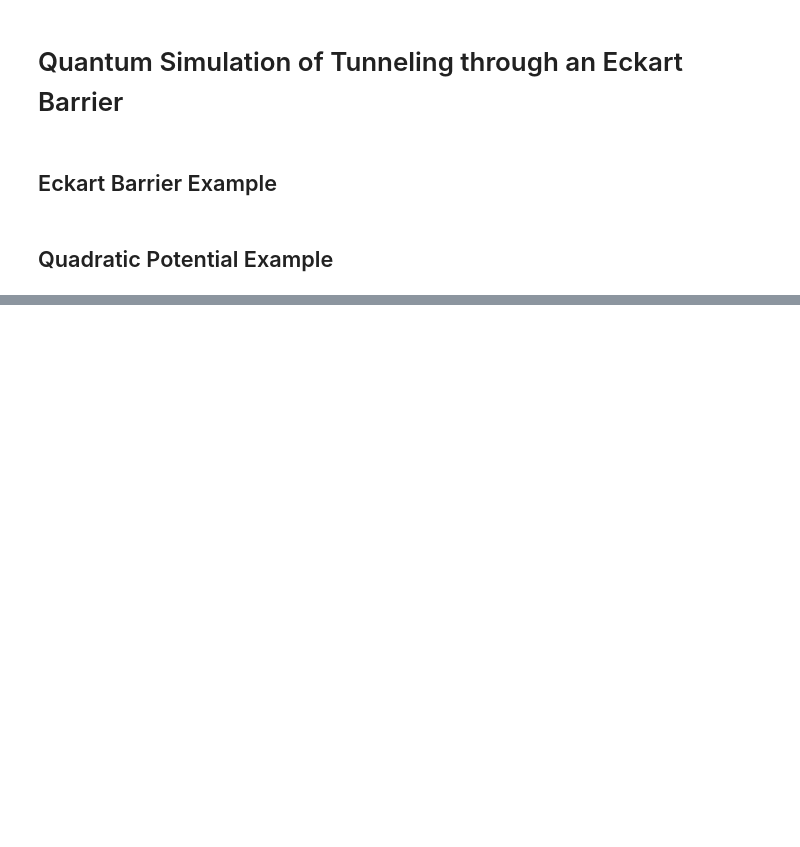
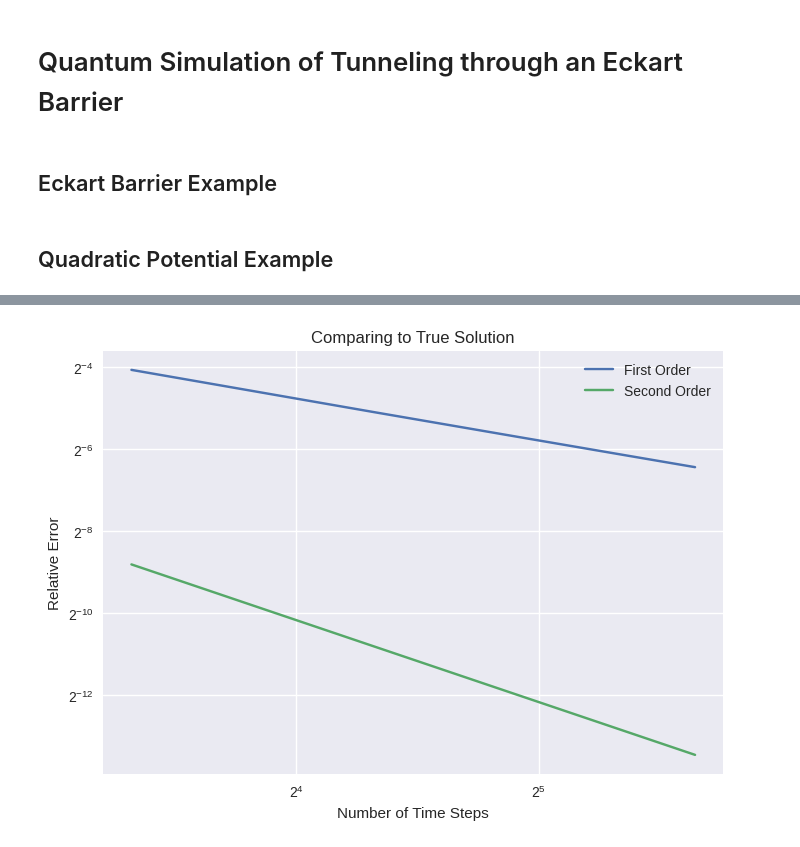
Before and after one commit to samco7/digital-quantum-simulation, a Jupyter notebook: welch/walsh_quantum_runs.ipynb, the cells around one changed output, grey strips where cells are left out. Cells and saved outputs as stored; diff of their text form; code cells hidden in the pictures; blank space fills up the shorter version.

```diff
--- a/welch/walsh_quantum_runs.ipynb
+++ b/welch/walsh_quantum_runs.ipynb
@@ -66,20 +67,22 @@ SyntaxError: invalid syntax (945211027.py, line 15)
 # %%
-n = 7
+n = 6
 k_vals = [10, 20, 30, 40, 50]
 error1, error2 = [], []
 i = 0
 
 
 for k in k_vals:
     states1, t_grid1, x_grid1 = walsh_evolve_quantum_1(potential, initial_wave_function, n, L, k, T, D=1)
     states2, t_grid2, x_grid2 = walsh_evolve_quantum_2(potential, initial_wave_function, n, L, k, T, D=1)
     error1.append(np.linalg.norm(np.abs(states1[-1, :])**2 - np.abs(true_sol(x_grid1, t_grid1[-1]))**2)/np.linalg.norm(np.abs(true_sol(x_grid1, t_grid1[-1]))**2))
     error2.append(np.linalg.norm(np.abs(states2[-1, :])**2 - np.abs(true_sol(x_grid2, t_grid2[-1]))**2)/np.linalg.norm(np.abs(true_sol(x_grid2, t_grid2[-1]))**2))
 
 plt.loglog(k_vals, error1, base=2, label='First Order')
 plt.loglog(k_vals, error2, base=2, label='Second Order')
 plt.legend()
 plt.xlabel('Number of Time Steps')
-plt.ylabel('MSE')
+plt.ylabel('Relative Error')
 plt.title('Comparing to True Solution')
 plt.show()
+# %% [output]
+[figure, added]
```
Also changed, not shown: parts of 2 cells of this notebook.
